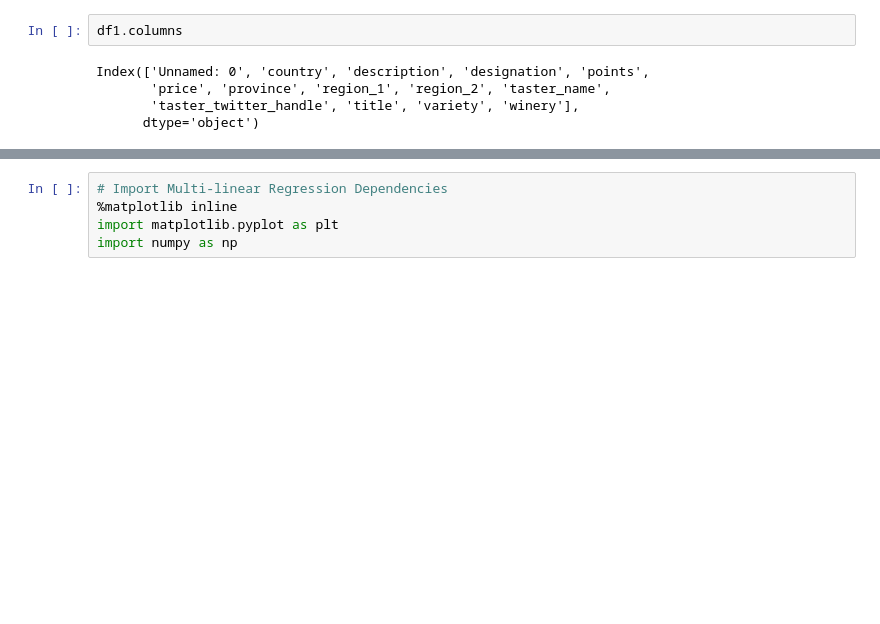
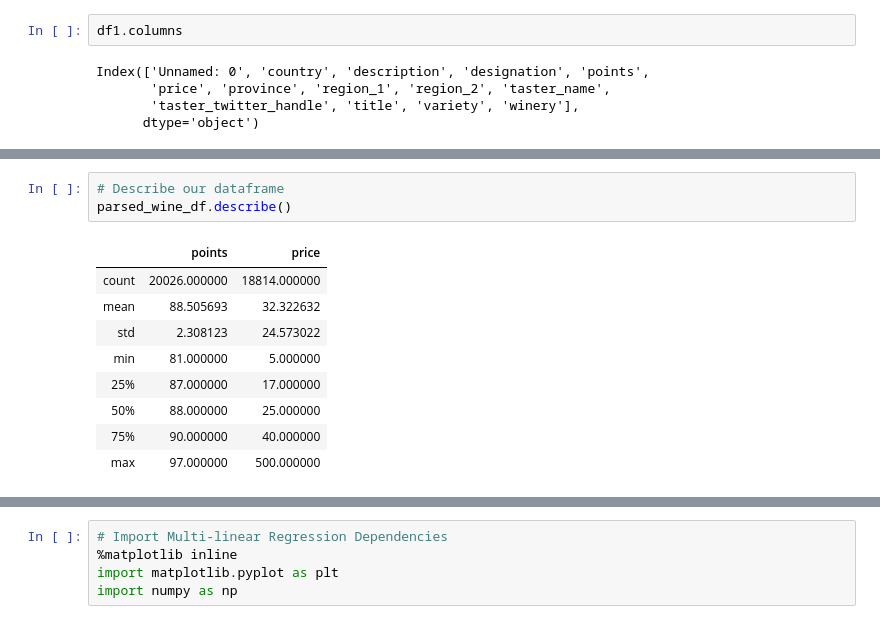
Before and after one commit to Dan-Bruen/WIne-Predictions, a Jupyter notebook: wine machine learning.ipynb, the cells around one changed output, grey strips where cells are left out. Cells and saved outputs as stored; diff of their text form; blank space fills up the shorter version.

```diff
--- a/wine machine learning.ipynb
+++ b/wine machine learning.ipynb
@@ -34,0 +71,13 @@ wine_df.head()
+# %%
+# Describe our dataframe
+parsed_wine_df.describe()
+# %% [output]
+|  | points | price |
+| count | 20026.000000 | 18814.000000 |
+| mean | 88.505693 | 32.322632 |
+| std | 2.308123 | 24.573022 |
+| min | 81.000000 | 5.000000 |
+| 25% | 87.000000 | 17.000000 |
+| 50% | 88.000000 | 25.000000 |
+| 75% | 90.000000 | 40.000000 |
+| max | 97.000000 | 500.000000 |
```
Also changed, not shown: parts of 11 cells of this notebook.
